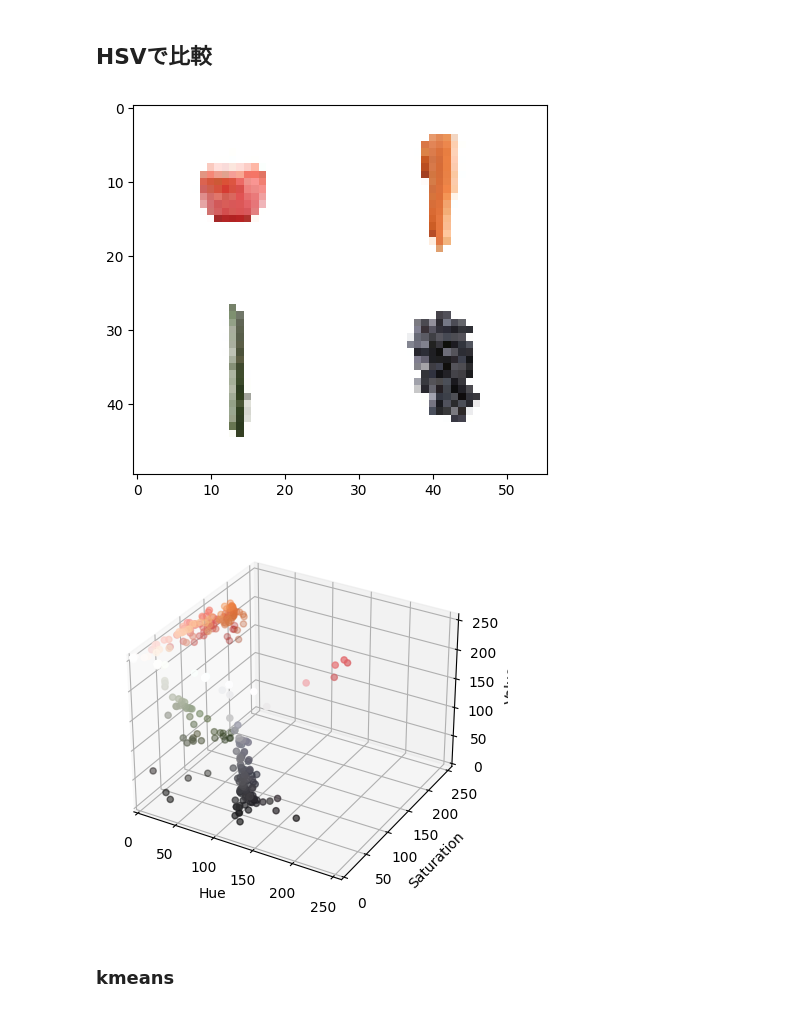
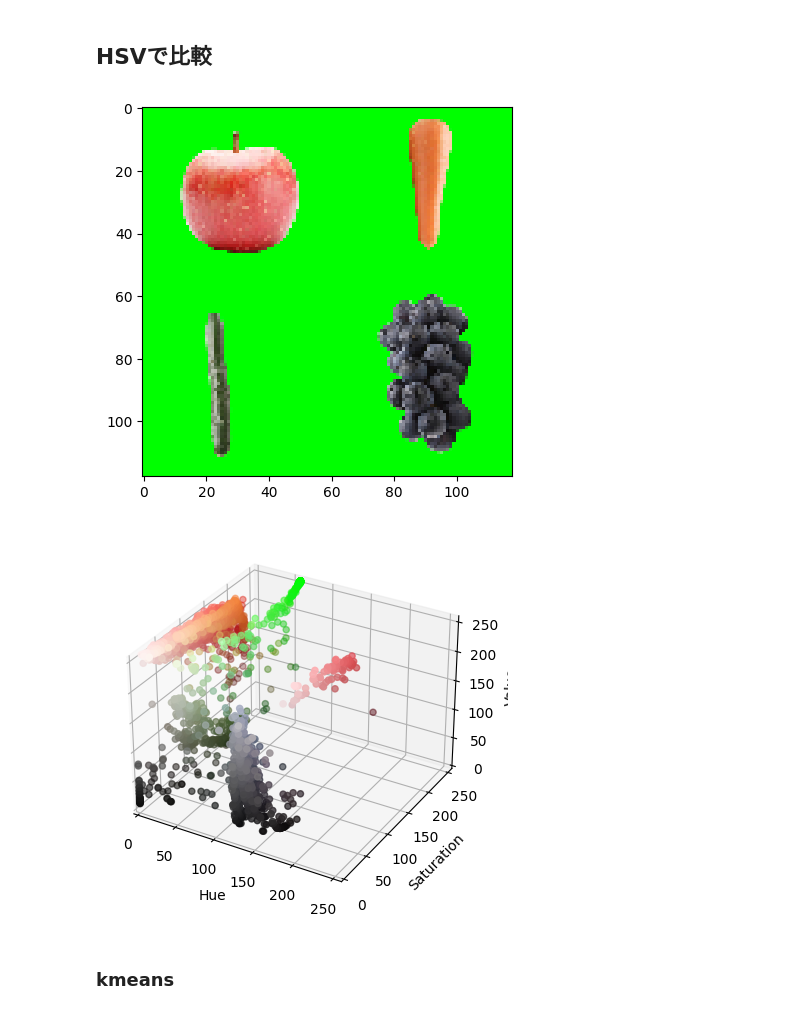
Before and after one commit to RedPanda1618/digitalImage-ch10, a Jupyter notebook: rgb_clustering.ipynb, the cells around one changed output. Saved outputs shown, nothing was run; the diff lists cells and outputs as text; code cells hidden in the pictures.

```diff
--- a/rgb_clustering.ipynb
+++ b/rgb_clustering.ipynb
@@ -4,7 +4,8 @@
 import cv2
 import matplotlib.pyplot as plt
 # %%
-img = cv2.imread("fruits/fruits.jpg")
+img_path = "fruits/gb_fruits.jpg"
+img = cv2.imread(img_path)
 # img = img[:int(img.shape[0]*0.5), :int(img.shape[1]*0.5)]
 img = cv2.resize(img, None, fx=0.05, fy=0.05)
 plt.imshow(cv2.cvtColor(img, cv2.COLOR_BGR2RGB))
@@ -78,14 +109,14 @@ plt.show()
 # %% [markdown]
 ## HSVで比較
 # %%
-img = cv2.imread("fruits/fruits.jpg")
+img = cv2.imread(img_path)
 # img = img[:int(img.shape[0]*0.5), :int(img.shape[1]*0.5)]
 img = cv2.resize(img, None, fx=0.05, fy=0.05)
 img = cv2.cvtColor(img, cv2.COLOR_BGR2HSV)
 plt.imshow(cv2.cvtColor(img, cv2.COLOR_HSV2RGB))
 plt.show()
 # %% [output]
-[figure, old version]
+[figure, new version]
 # %%
 fig = plt.figure()
 rgb = cv2.cvtColor(img, cv2.COLOR_HSV2RGB)
@@ -103,7 +134,7 @@ ax.set_zlim([0, 255])
 
 plt.show()
 # %% [output]
-[figure, old version]
+[figure, new version]
 # %% [markdown]
 ### kmeans
 # %%
```
Also changed, not shown: parts of 8 cells of this notebook, 1 other file.
